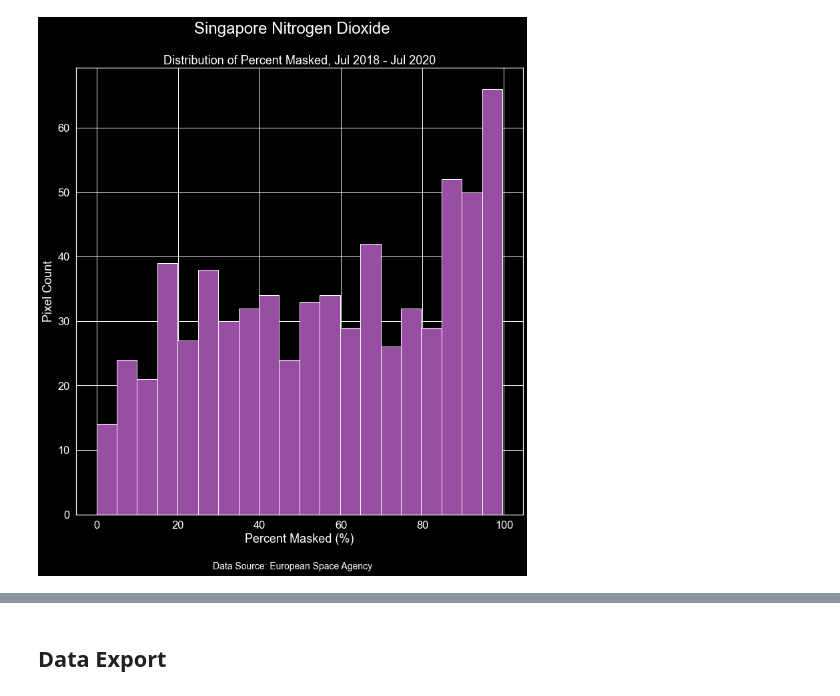
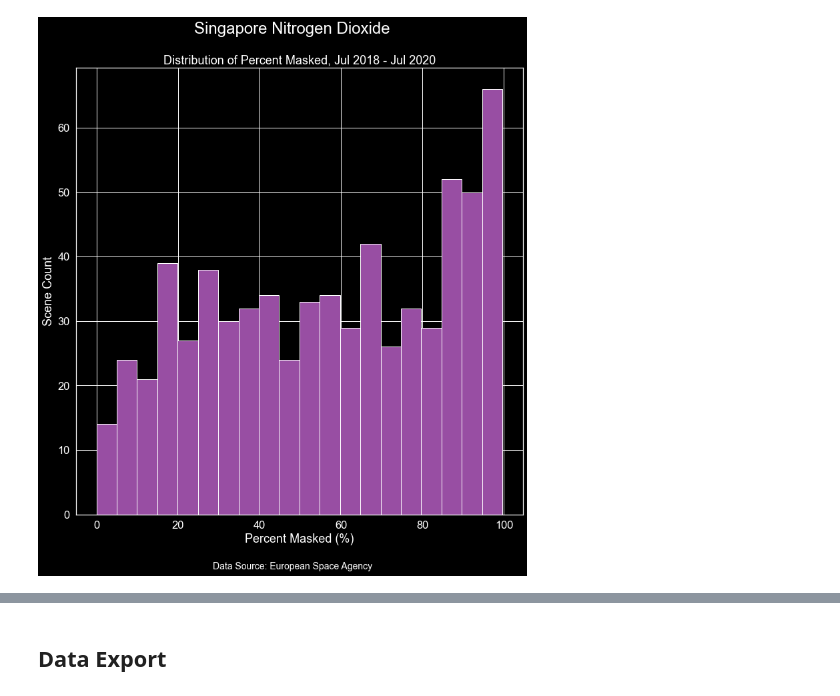
Before and after one commit to calekochenour/sentinel-5p-no2, a Jupyter notebook: 01-code-scripts/sentinel-5p-no2-singapore.ipynb, the cells around one changed output, grey strips where cells are left out. Cells and saved outputs as stored; diff of their text form; code cells hidden in the pictures.

Commit message:
Correct labels for percent masked histograms

```diff
--- a/01-code-scripts/sentinel-5p-no2-singapore.ipynb
+++ b/01-code-scripts/sentinel-5p-no2-singapore.ipynb
@@ -406,15 +406,16 @@ plt.show()
 # %%
 # Plot histogram of percent masked
 fig = stl.plot_histogram(
     percent_masked_arr,
     location="Singapore",
     title="Distribution of Percent Masked, Jul 2018 - Jul 2020",
     xlabel="Percent Masked",
+    ylabel="Scene Count",
     difference=False,
 )
 plt.show()
 # %% [output]
-[figure, old version]
+[figure, new version]
 [interactive output not drawn]
 # %%
 # Plot normalized histogram of percent masked
```
Also changed, not shown: parts of 3 cells of this notebook, 4 other files.
